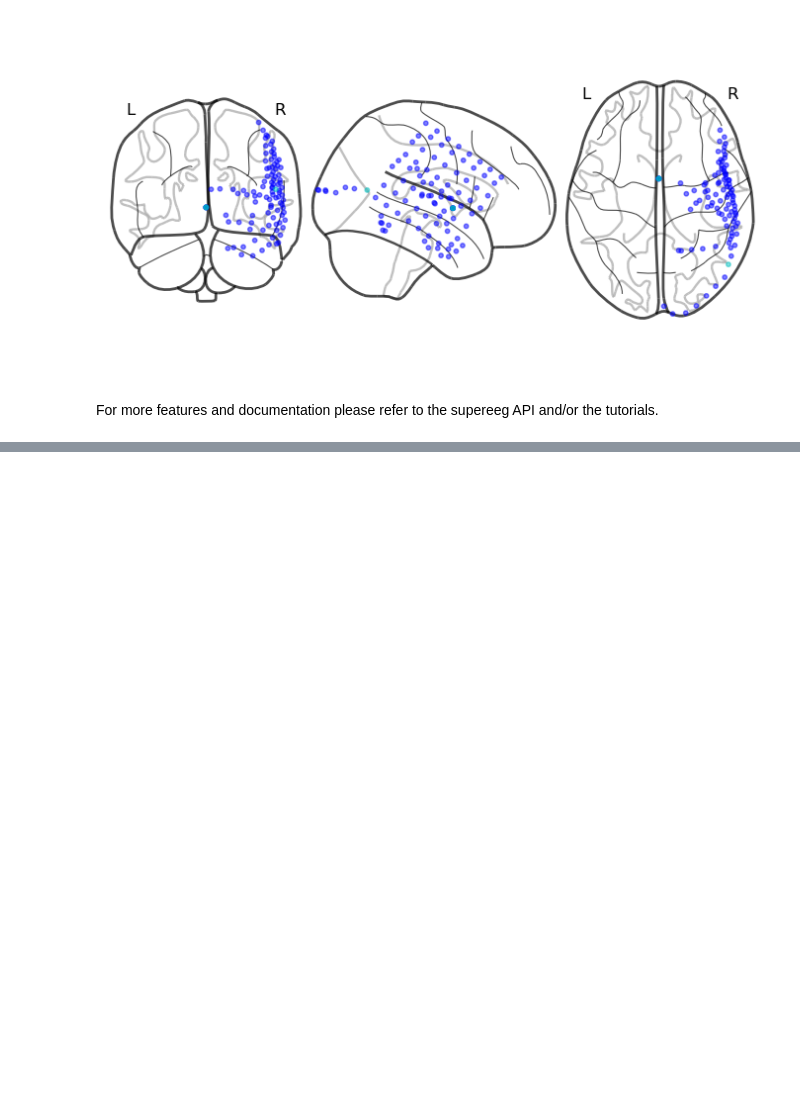
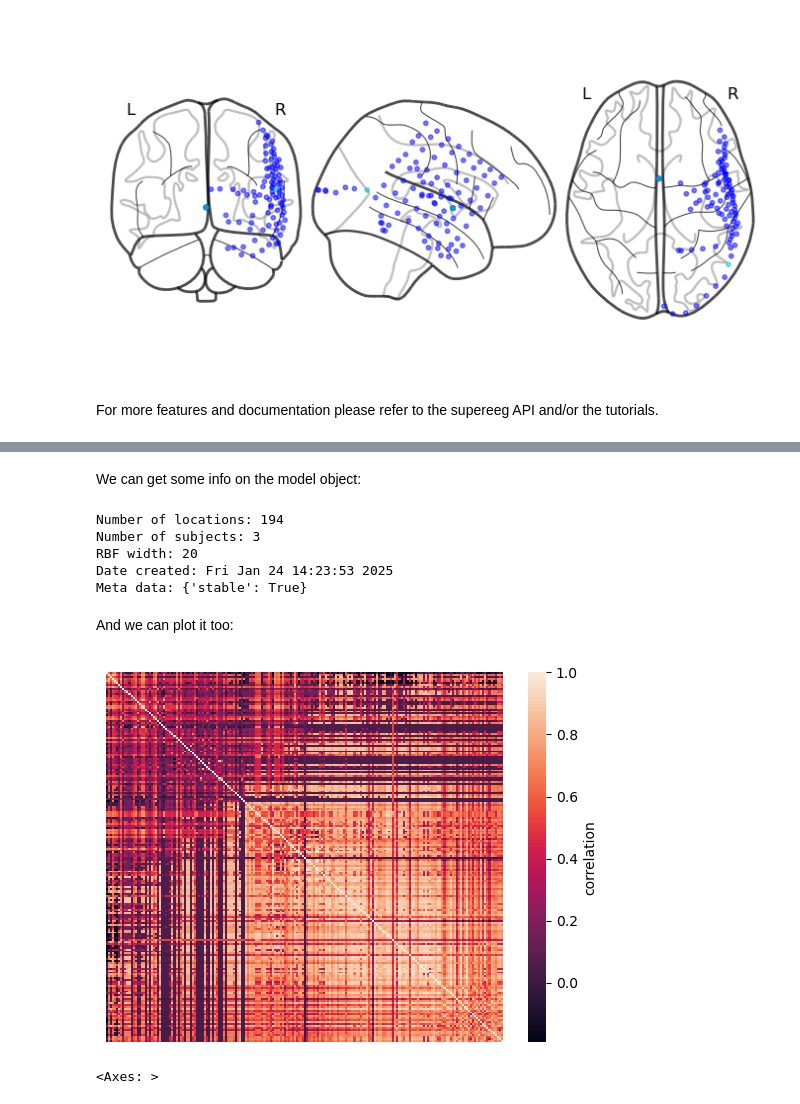
Before and after one commit to the-brAIn-lab/supereeg_notebooks, a Jupyter notebook: examples/basic_example.ipynb, the cells around one changed output, grey strips where cells are left out. Cells and saved outputs as stored; diff of their text form; code cells hidden in the pictures; blank space fills up the shorter version.

```diff
--- a/examples/basic_example.ipynb
+++ b/examples/basic_example.ipynb
@@ -20,7 +20,7 @@ locs_name = 'xslocs.mat'
 # %% [markdown]
 First we read the patient ids from the file structure. This is necessary to ensure we use matching data when constructing the brain objects.
 # %%
-ids = [x for x in os.listdir(data_dir) if x[0] != '.']
+ids = [x[:2] for x in os.listdir(data_dir) if x[0] != '.']
 ids[0]
 # %% [output]
 'jt'
@@ -49,10 +49,8 @@ Brain objects are supereeg’s fundamental data structure for a single subject
 
 To construct a new brain object, simply pass the data and locations to the Brain class like this:
 # %%
-bos = {f'{x}':
-       se.Brain(data = data[x]['data'], locs = data[x]['locs'],
-                sample_rate = data[x]['srate'])
-       for x in ids}
+bos = [se.Brain(data = data[x]['data'], locs = data[x]['locs'],
+                sample_rate = data[x]['srate']) for x in ids]
 # %% [markdown]
 To view a summary of the contents of the brain object, you can call the info function:
 # %%
@@ -78,0 +91,19 @@ For more features and documentation please refer to the supereeg API and/or the
+# %%
+mo1 = se.Model(data = bos[:3], n_subs = 3)
+# %% [markdown]
+We can get some info on the model object:
+# %%
+mo1.info()
+# %% [output]
+Number of locations: 194
+Number of subjects: 3
+RBF width: 20
+Date created: Fri Jan 24 14:23:53 2025
+Meta data: {'stable': True}
+# %% [markdown]
+And we can plot it too:
+# %%
+mo1.plot_data(xticklabels=False, yticklabels=False)
+# %% [output]
+[figure, added]
+<Axes: >
```
Also changed, not shown: parts of 11 cells of this notebook.
